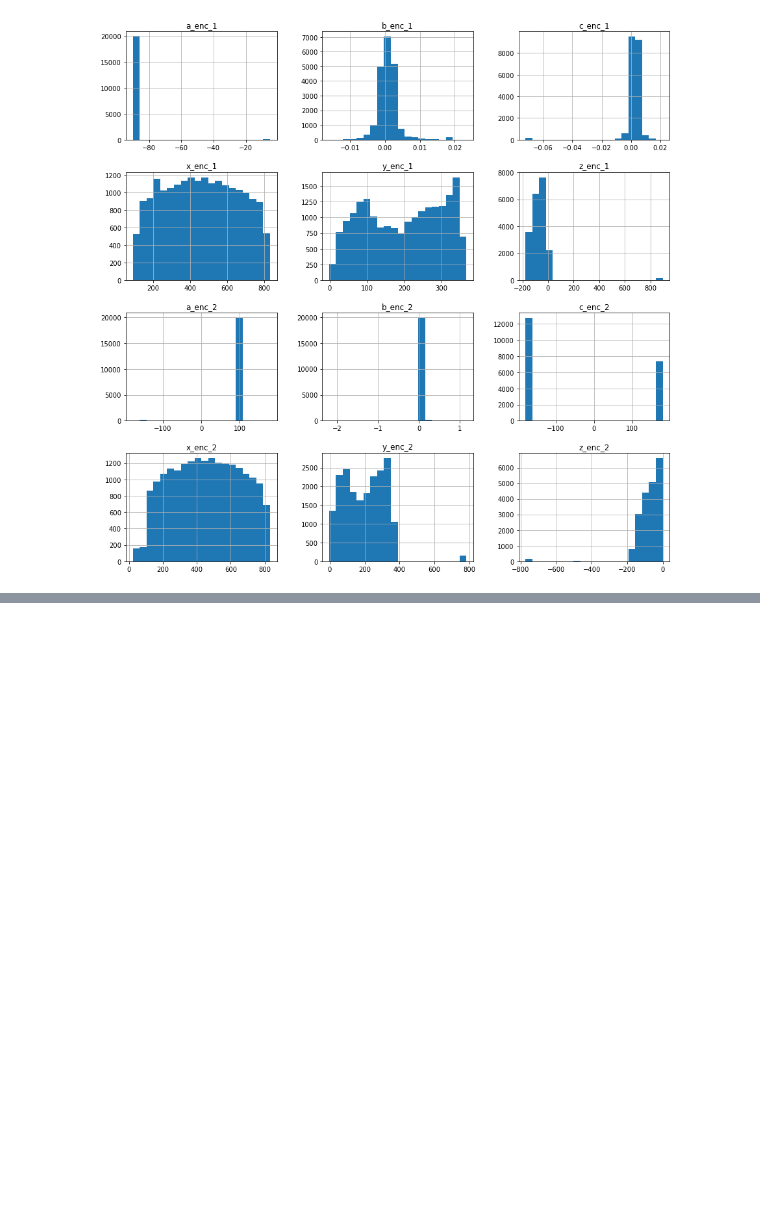
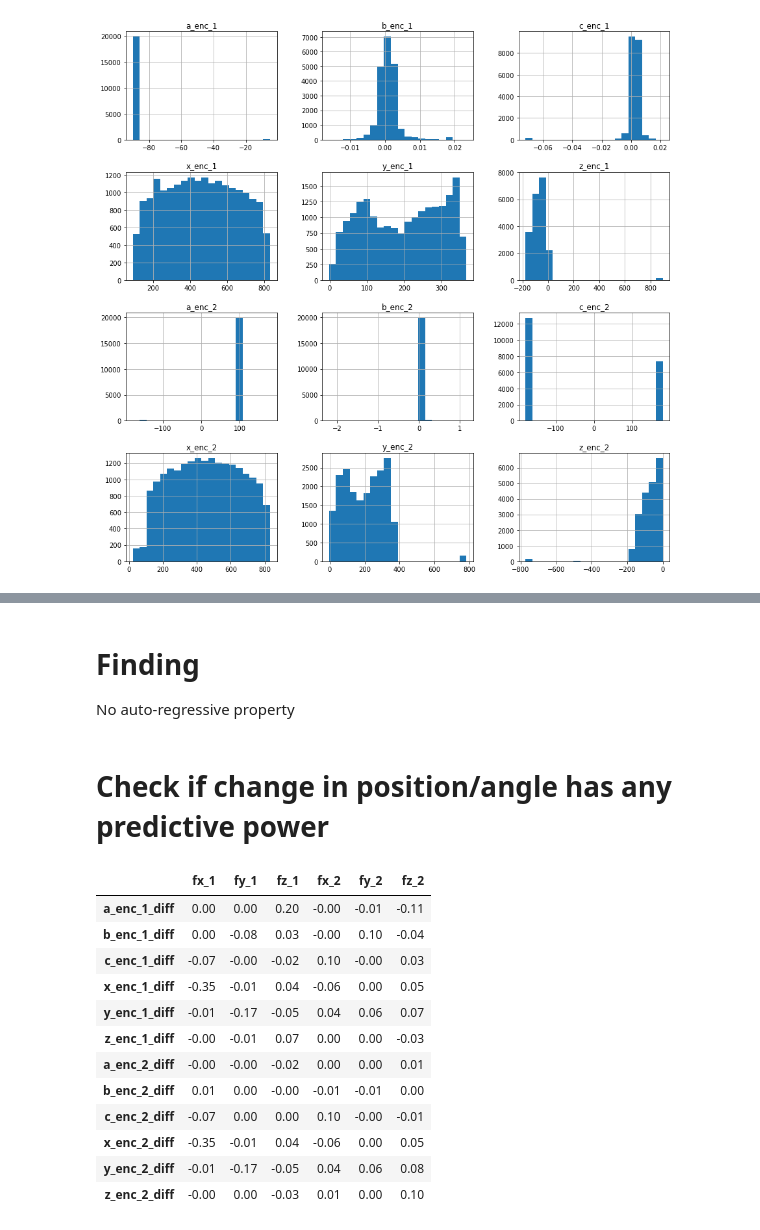
Before and after one commit to aumyfarhan/robot_force_prediction, a Jupyter notebook: Exploratory_Data_Analysis.ipynb, the cells around one changed output, grey strips where cells are left out. Drawn from its saved outputs; the diff is of its cells as text; code cells hidden in the pictures; blank space fills up the shorter version.

Commit message:
EDA updated with position difference analysis

```diff
--- a/Exploratory_Data_Analysis.ipynb
+++ b/Exploratory_Data_Analysis.ipynb
@@ -555,0 +552,43 @@ No  auto-regressive property
+# %% [markdown]
+# Finding
+
+No  auto-regressive property
+# %% [markdown]
+# Check if change in position/angle has any predictive power
+# %%
+# take the difference of consecutive rows of feature values
+def add_diff_features(data):
+    diff_features = []
+    for feature in feature_columns:
+        diff_feature = feature + '_diff'
+        diff_features.append(diff_feature)
+        data[diff_feature] = data[feature] - data[feature].shift(1)
+    data.fillna(0)
+    return data, diff_features
+
+def plot_correlation(data):
+    data, diff_features = add_diff_features(data)
+    data_filtered = data[diff_features + output_columns]
+
+    corr = data_filtered.corr().filter(items=diff_features, axis=0)[output_columns]
+    corr.style.background_gradient(cmap='coolwarm').set_precision(2)
+    plt.show()
+# %%
+data_1, diff_features = add_diff_features(data_1)
+data_filtered = data_1[diff_features + output_columns]
+corr = data_filtered.corr().filter(items=diff_features, axis=0)[output_columns]
+corr.style.background_gradient(cmap='coolwarm').set_precision(2)
+# %% [output]
+|  | fx_1 | fy_1 | fz_1 | fx_2 | fy_2 | fz_2 |
+| a_enc_1_diff | 0.00 | 0.00 | 0.20 | -0.00 | -0.01 | -0.11 |
+| b_enc_1_diff | 0.00 | -0.08 | 0.03 | -0.00 | 0.10 | -0.04 |
+| c_enc_1_diff | -0.07 | -0.00 | -0.02 | 0.10 | -0.00 | 0.03 |
+| x_enc_1_diff | -0.35 | -0.01 | 0.04 | -0.06 | 0.00 | 0.05 |
+| y_enc_1_diff | -0.01 | -0.17 | -0.05 | 0.04 | 0.06 | 0.07 |
+| z_enc_1_diff | -0.00 | -0.01 | 0.07 | 0.00 | 0.00 | -0.03 |
+| a_enc_2_diff | -0.00 | -0.00 | -0.02 | 0.00 | 0.00 | 0.01 |
+| b_enc_2_diff | 0.01 | 0.00 | -0.00 | -0.01 | -0.01 | 0.00 |
+| c_enc_2_diff | -0.07 | 0.00 | 0.00 | 0.10 | -0.00 | -0.01 |
+| x_enc_2_diff | -0.35 | -0.01 | 0.04 | -0.06 | 0.00 | 0.05 |
+| y_enc_2_diff | -0.01 | -0.17 | -0.05 | 0.04 | 0.06 | 0.08 |
+| z_enc_2_diff | -0.00 | 0.00 | -0.03 | 0.01 | 0.00 | 0.10 |
```
Also changed, not shown: parts of 58 cells of this notebook.
